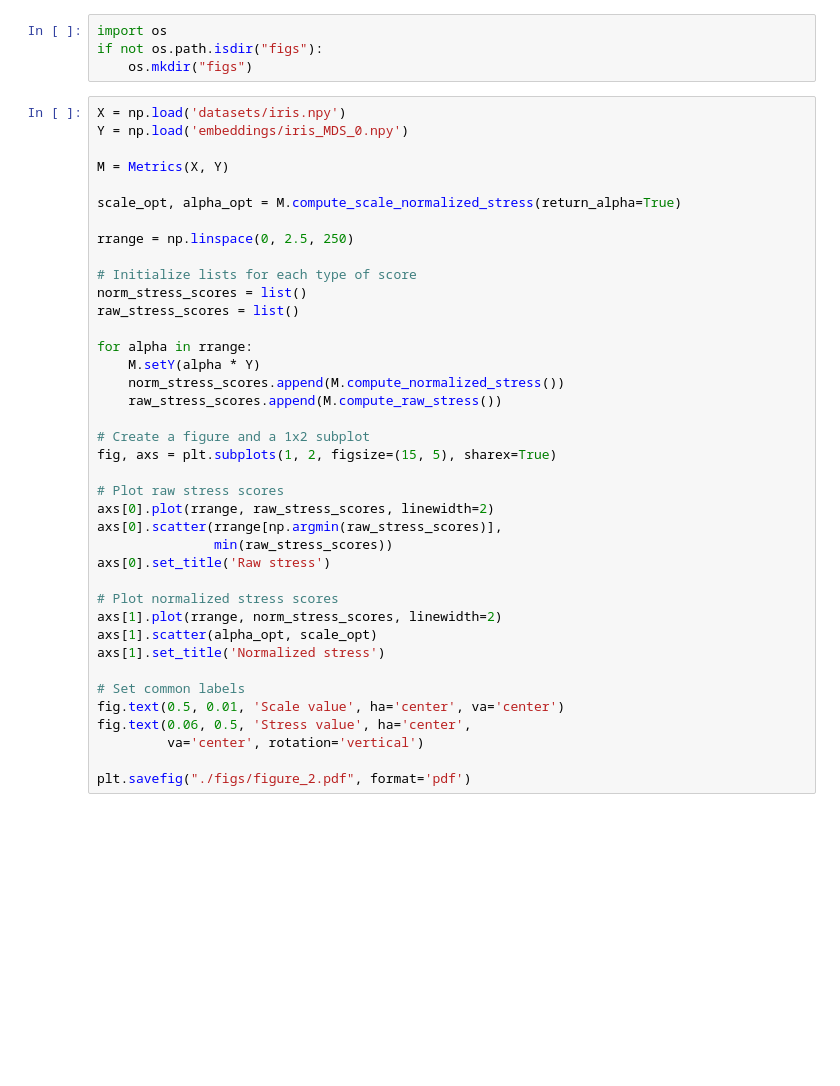
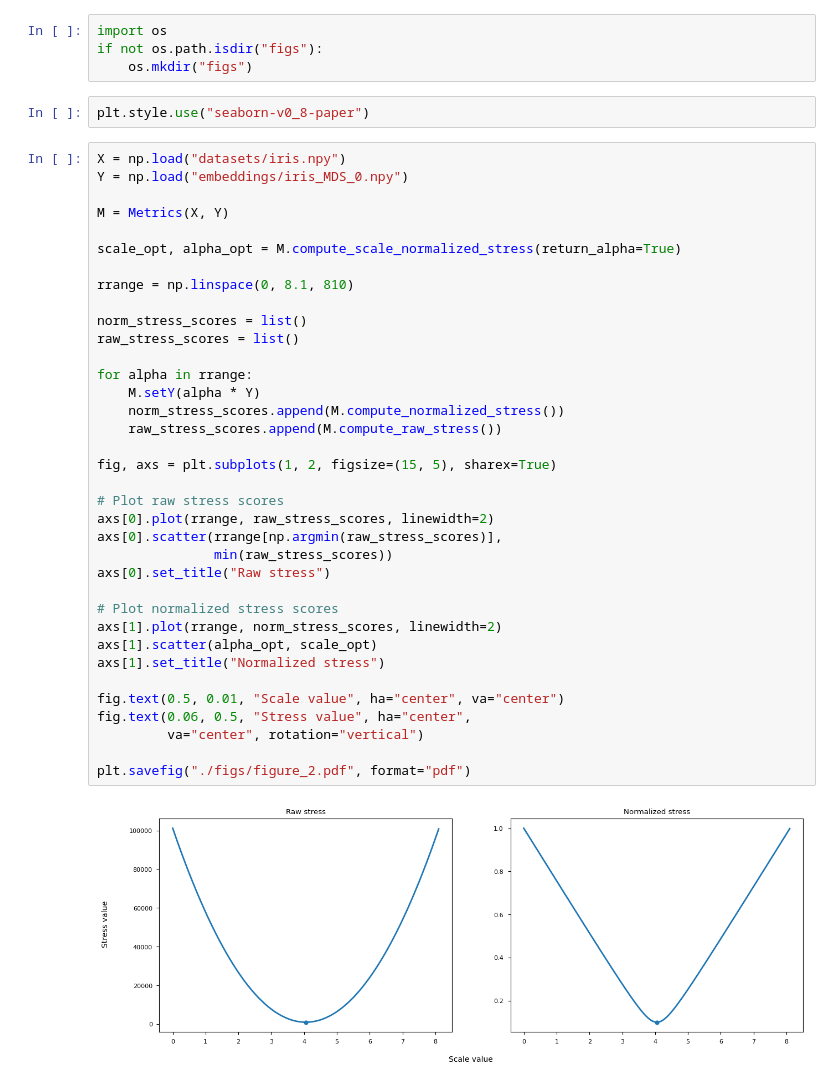
Before and after one commit to KiranSmelser/DR-metrics-and-scale, a Jupyter notebook: viz.ipynb, the cells around one changed output. Saved outputs shown, nothing was run; the diff lists cells and outputs as text; blank space fills up the shorter version.

Commit message:
Ran code for visualizations

```diff
--- a/viz.ipynb
+++ b/viz.ipynb
@@ -6,42 +13,43 @@ from metrics import *
 import os
 if not os.path.isdir("figs"):
     os.mkdir("figs")
+# %%
+plt.style.use("seaborn-v0_8-paper")
 # %%
-X = np.load('datasets/iris.npy')
-Y = np.load('embeddings/iris_MDS_0.npy')
+X = np.load("datasets/iris.npy")
+Y = np.load("embeddings/iris_MDS_0.npy")
 
 M = Metrics(X, Y)
 
 scale_opt, alpha_opt = M.compute_scale_normalized_stress(return_alpha=True)
 
-rrange = np.linspace(0, 2.5, 250)
+rrange = np.linspace(0, 8.1, 810)
 
-# Initialize lists for each type of score
 norm_stress_scores = list()
 raw_stress_scores = list()
 
 for alpha in rrange:
     M.setY(alpha * Y)
     norm_stress_scores.append(M.compute_normalized_stress())
     raw_stress_scores.append(M.compute_raw_stress())
 
-# Create a figure and a 1x2 subplot
 fig, axs = plt.subplots(1, 2, figsize=(15, 5), sharex=True)
 
 # Plot raw stress scores
 axs[0].plot(rrange, raw_stress_scores, linewidth=2)
 axs[0].scatter(rrange[np.argmin(raw_stress_scores)],
                min(raw_stress_scores))
-axs[0].set_title('Raw stress')
+axs[0].set_title("Raw stress")
 
 # Plot normalized stress scores
 axs[1].plot(rrange, norm_stress_scores, linewidth=2)
 axs[1].scatter(alpha_opt, scale_opt)
-axs[1].set_title('Normalized stress')
+axs[1].set_title("Normalized stress")
 
-# Set common labels
-fig.text(0.5, 0.01, 'Scale value', ha='center', va='center')
-fig.text(0.06, 0.5, 'Stress value', ha='center',
-         va='center', rotation='vertical')
+fig.text(0.5, 0.01, "Scale value", ha="center", va="center")
+fig.text(0.06, 0.5, "Stress value", ha="center",
+         va="center", rotation="vertical")
 
-plt.savefig("./figs/figure_2.pdf", format='pdf')
+plt.savefig("./figs/figure_2.pdf", format="pdf")
+# %% [output]
+[figure, added]
```
Also changed, not shown: parts of 2 cells of this notebook, 3 other files.
